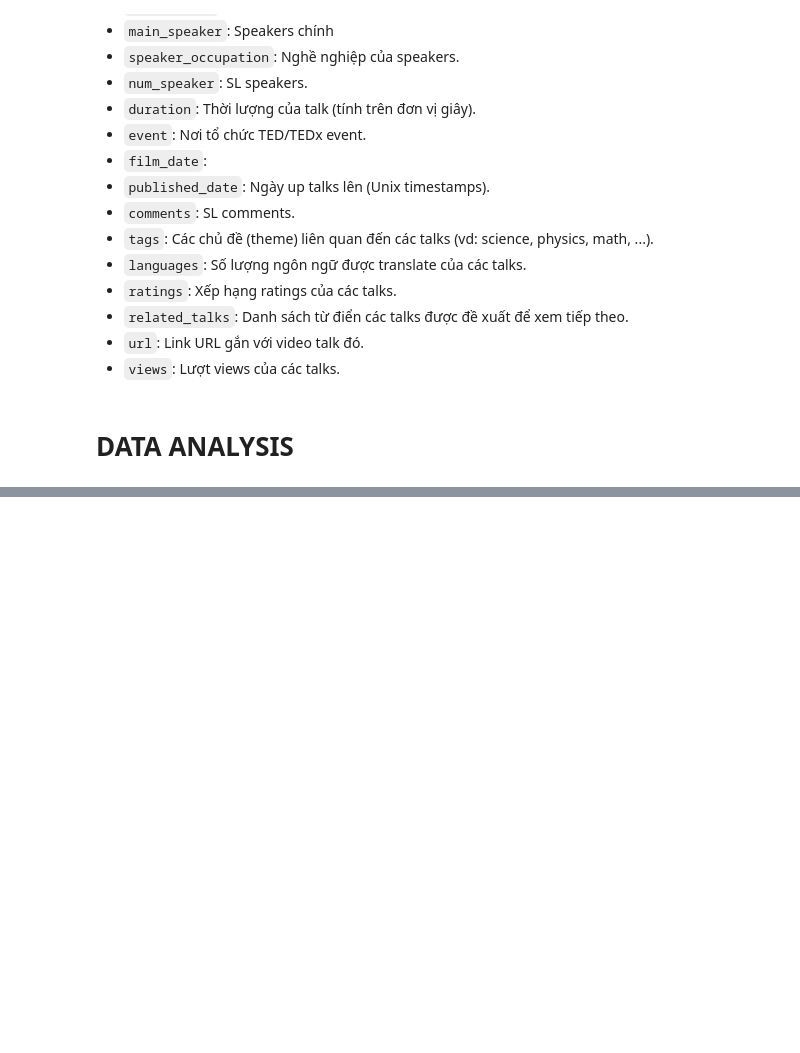
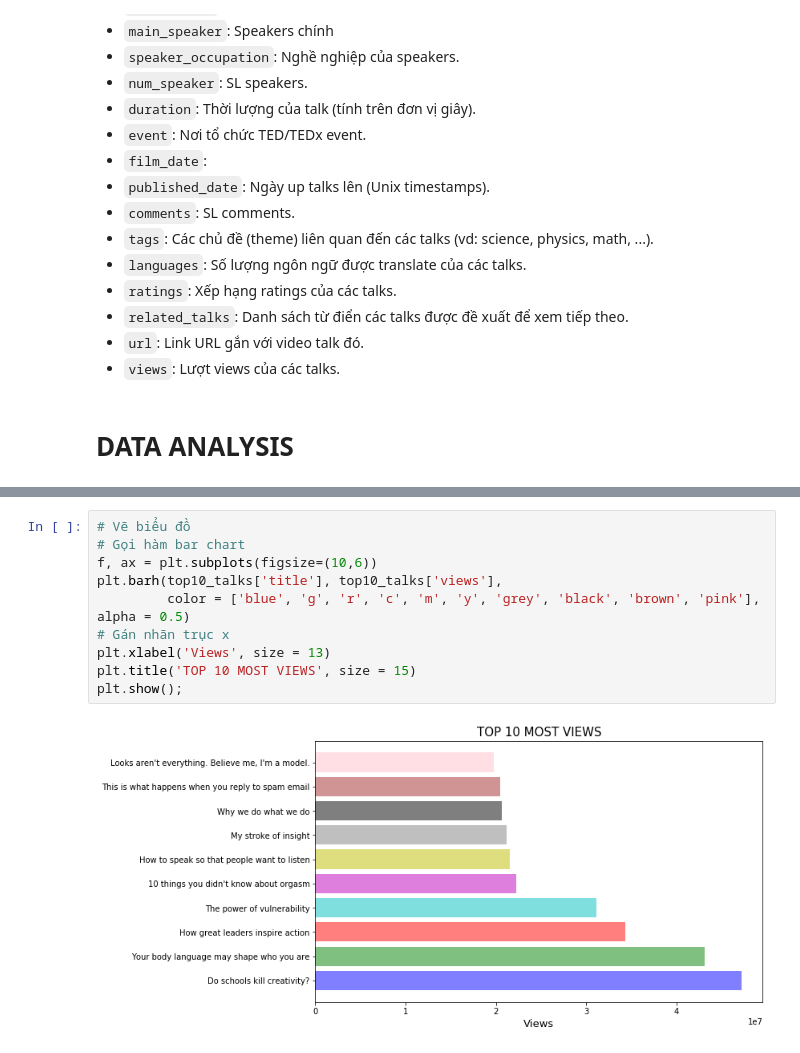
Before and after one commit to nguyenhuynhxuanmai/LTKHDL_FinalProject, a Jupyter notebook: 1712091_NguyenHuynhXuanMai.ipynb, the cells around one changed output, grey strips where cells are left out. Drawn from its saved outputs; the diff is of its cells as text; blank space fills up the shorter version.

Commit message:
Update: done Top 10 views talks, hist and distplot of 'views'

```diff
--- a/1712091_NguyenHuynhXuanMai.ipynb
+++ b/1712091_NguyenHuynhXuanMai.ipynb
@@ -215,0 +216,12 @@ top10_talks
+# %%
+# Vẽ biểu đồ
+# Gọi hàm bar chart
+f, ax = plt.subplots(figsize=(10,6))
+plt.barh(top10_talks['title'], top10_talks['views'],
+         color = ['blue', 'g', 'r', 'c', 'm', 'y', 'grey', 'black', 'brown', 'pink'], alpha = 0.5)
+# Gán nhãn trục x
+plt.xlabel('Views', size = 13)
+plt.title('TOP 10 MOST VIEWS', size = 15)
+plt.show();
+# %% [output]
+[figure, added]
```
Also changed, not shown: parts of 5 cells of this notebook.
